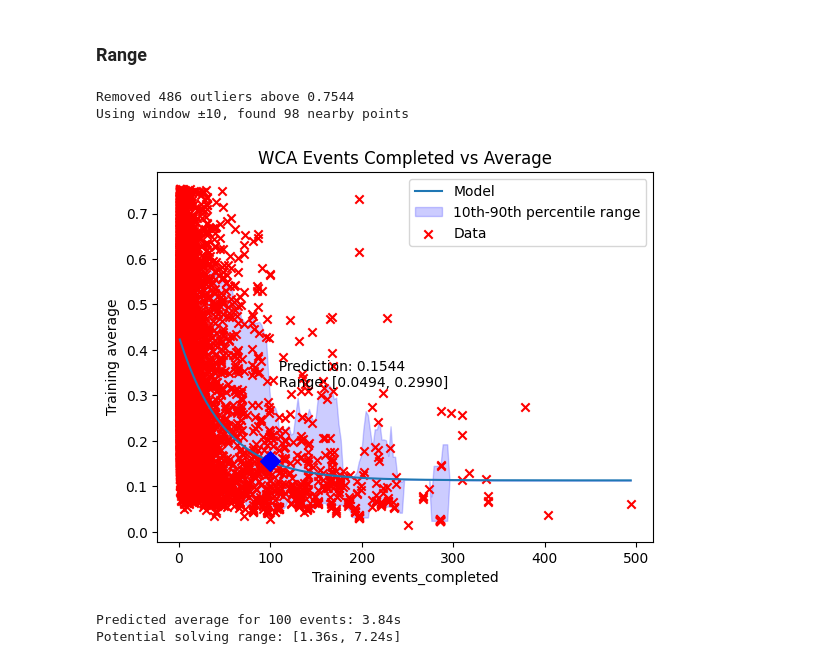
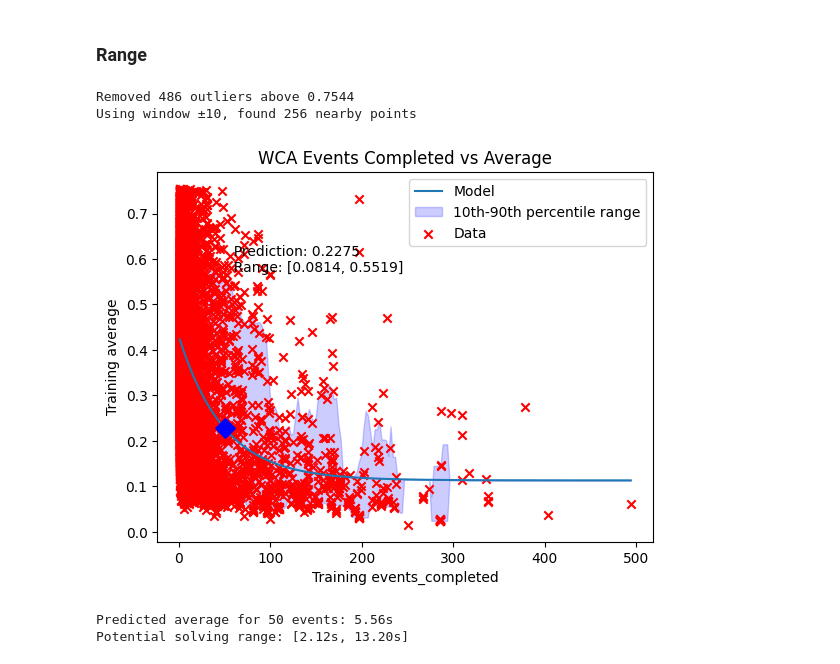
Before and after one commit to TempeHS/2026SE_MLOPSTask_Michael.L, a Jupyter notebook: 3.Operations/3.1.Deploy_Model/3.1.1.Basic_Model_Depolyment.ipynb, the cells around one changed output. Saved outputs shown, nothing was run; the diff lists cells and outputs as text; code cells hidden in the pictures.

```diff
--- a/3.Operations/3.1.Deploy_Model/3.1.1.Basic_Model_Depolyment.ipynb
+++ b/3.Operations/3.1.Deploy_Model/3.1.1.Basic_Model_Depolyment.ipynb
@@ -129,7 +129,7 @@ plt.show()
 x_line = np.linspace(min(x), max(x), 200)
 y_line = exp_func(x_line, a, b, c)
 
-predict_val = 100
+predict_val = 50
 
 MIN_AVG = 200
 MAX_AVG = 23750
@@ -176,34 +176,34 @@ y_lower_band = np.array([
 y_upper_band = np.array([
     np.percentile(y_clean[(x_clean >= xv - window) & (x_clean <= xv + window)], 90)
     if np.sum((x_clean >= xv - window) & (x_clean <= xv + window)) >= 5
     else exp_func(xv, a, b, c)
     for xv in x_line
 ])
 
 plt.plot(x_line, y_line, label="Model")
 plt.fill_between(x_line, y_lower_band, y_upper_band, alpha=0.2, color="blue", label="10th-90th percentile range")
 plt.scatter(x_clean, y_clean, marker="x", c="r", label="Data")  # plot clean data
 plt.scatter(predict_val, y_prediction, marker="D", c="blue", zorder=10, s=100)
 plt.text(
     predict_val, y_upper + 0.02,
     f"  Prediction: {y_prediction:.4f}\n  Range: [{y_lower:.4f}, {y_upper:.4f}]",
 )
 plt.title("WCA Events Completed vs Average")
 plt.ylabel(f"Training {training_data.columns[1]}")
 plt.xlabel(f"Training {training_data.columns[0]}")
 plt.legend()
 plt.savefig("graph.png")
 plt.show()
 
 y_prediction_time = unscale(y_prediction)
 y_lower_time = unscale(y_lower)
 y_upper_time = unscale(y_upper)
 
 print(f"Predicted average for {predict_val} events: {y_prediction_time/1000:.2f}s")
 print(f"Potential solving range: [{y_lower_time/1000:.2f}s, {y_upper_time/1000:.2f}s]")
 # %% [output]
 Removed 486 outliers above 0.7544
-Using window ±10, found 98 nearby points
+Using window ±10, found 256 nearby points
-[figure, old version]
+[figure, new version]
-Predicted average for 100 events: 3.84s
-Potential solving range: [1.36s, 7.24s]
+Predicted average for 50 events: 5.56s
+Potential solving range: [2.12s, 13.20s]
```
Also changed, not shown: 7 other files.
